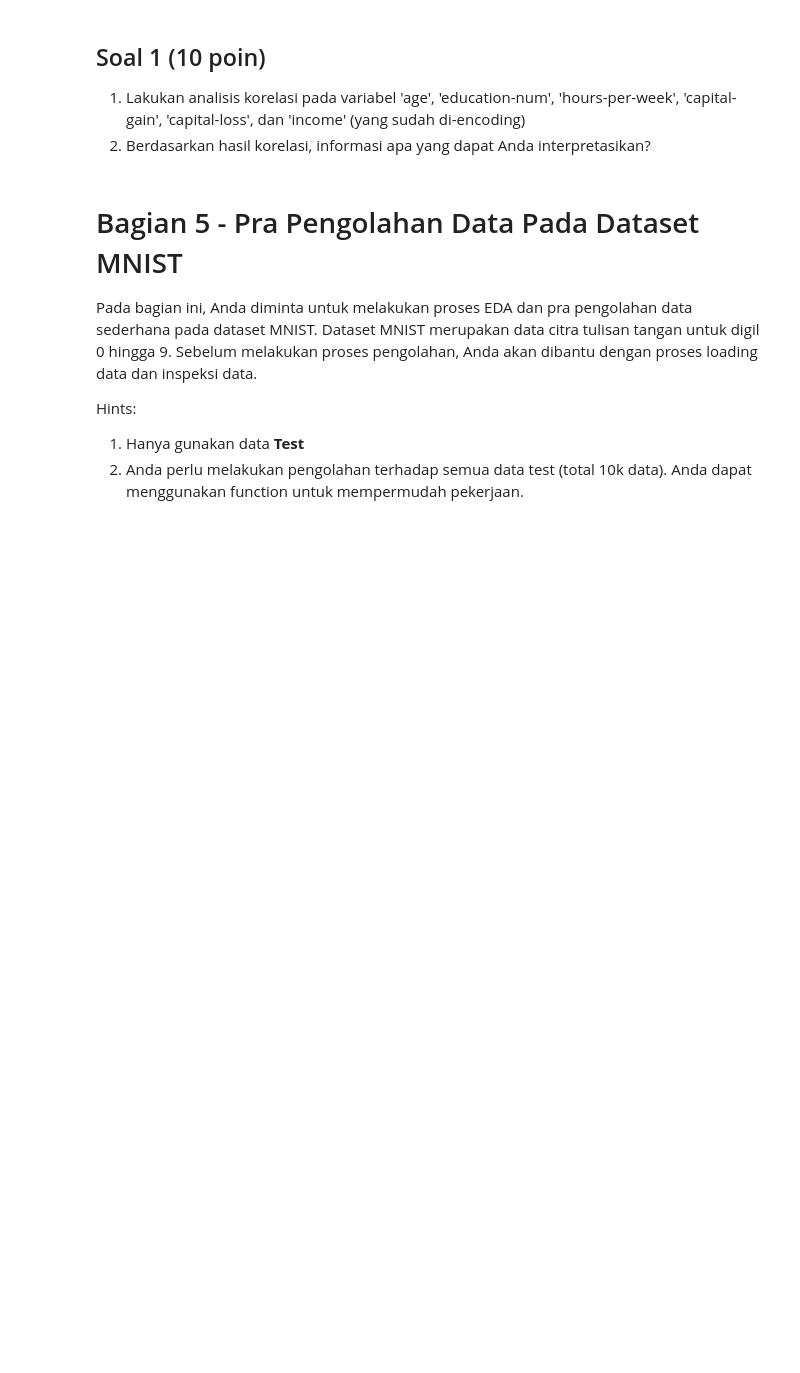
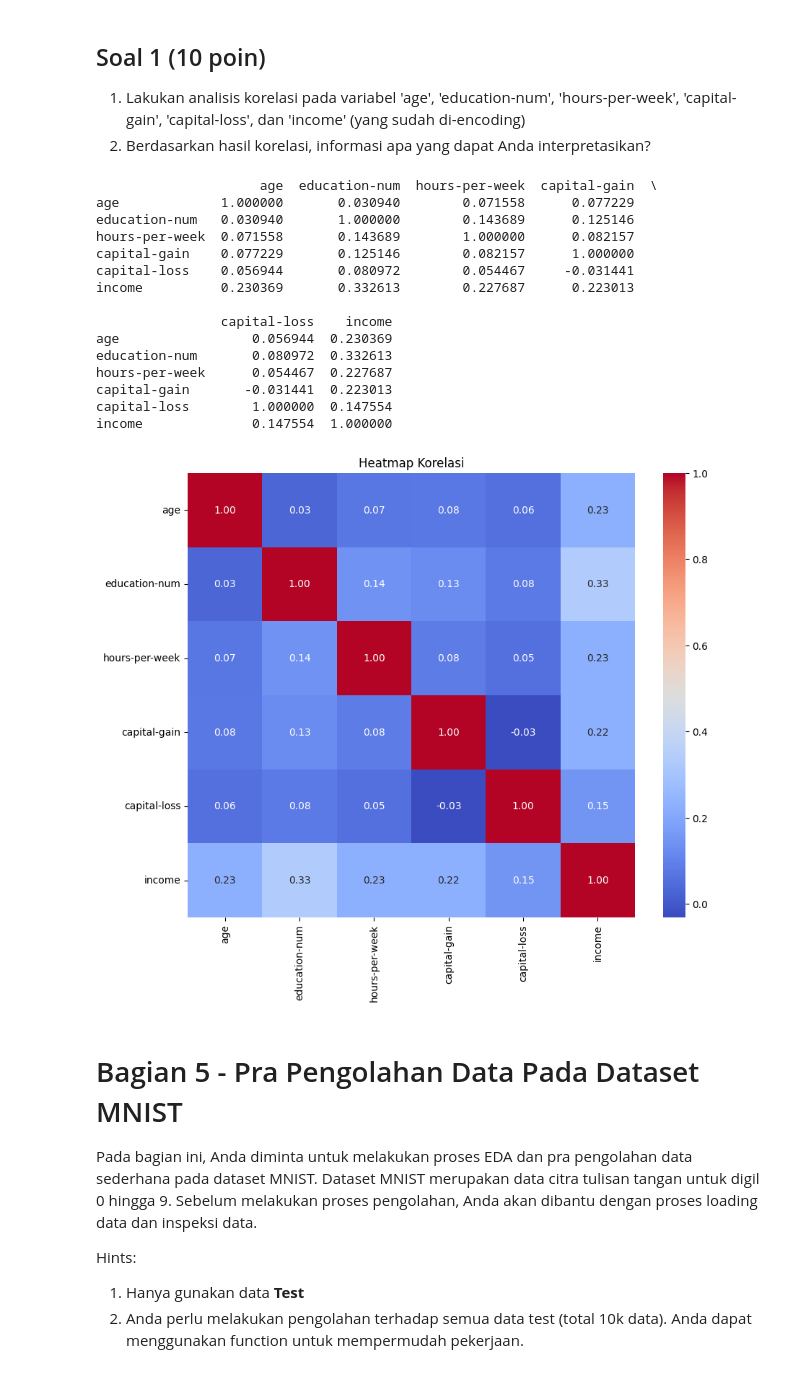
Before and after one commit to Dimas0824/Machine_Learning, a Jupyter notebook: Kuis_1/Kuis1.ipynb, the cells around one changed output. Cells and saved outputs as stored; diff of their text form; code cells hidden in the pictures; blank space fills up the shorter version.

```diff
--- a/Kuis_1/Kuis1.ipynb
+++ b/Kuis_1/Kuis1.ipynb
@@ -365,3 +368,14 @@ Lakukan encoding pada 'Sex' dan 'Income'. 'Income' merupakan variabel target
 # Jawab Soal 1
 # Kerjakan pada cell ini
 # Anda diperbolehkan menambah cell jika diperlukan
+
+# Encode sex
+le_sex = LabelEncoder()
+df['sex'] = le_sex.fit_transform(df['sex'])
+
+# Encode income
+le_income = LabelEncoder()
+df['income'] = le_income.fit_transform(df['income'])
+
+# Cek hasil
+print(df[['sex', 'income']].head())
@@ -379,0 +395,38 @@ Lakukan encoding pada 'Sex' dan 'Income'. 'Income' merupakan variabel target
+# %%
+# Jawab Soal 1
+# Kerjakan pada cell ini
+# Anda diperbolehkan menambah cell jika diperlukan
+
+import seaborn as sns
+
+# lakukan analisis korelasi pada variable numerik dan target income
+kol_corr = ['age', 'education-num', 'hours-per-week', 'capital-gain', 'capital-loss', 'income']
+
+# hitung korelasi
+corr_matrix = df[kol_corr].corr()
+
+# tampilkan hasil korelasi
+print(corr_matrix)
+
+# Tampilkan heatmap
+plt.figure(figsize=(10, 8))
+sns.heatmap(corr_matrix, annot=True, cmap='coolwarm', fmt=".2f")
+plt.title('Heatmap Korelasi')
+plt.show()
+# %% [output]
+                     age  education-num  hours-per-week  capital-gain  \
+age             1.000000       0.030940        0.071558      0.077229
+education-num   0.030940       1.000000        0.143689      0.125146
+hours-per-week  0.071558       0.143689        1.000000      0.082157
+capital-gain    0.077229       0.125146        0.082157      1.000000
+capital-loss    0.056944       0.080972        0.054467     -0.031441
+income          0.230369       0.332613        0.227687      0.223013
+
+                capital-loss    income
+age                 0.056944  0.230369
+education-num       0.080972  0.332613
+hours-per-week      0.054467  0.227687
+capital-gain       -0.031441  0.223013
+capital-loss        1.000000  0.147554
+income              0.147554  1.000000
+[figure, added]
```
Also changed, not shown: parts of 11 cells of this notebook.
